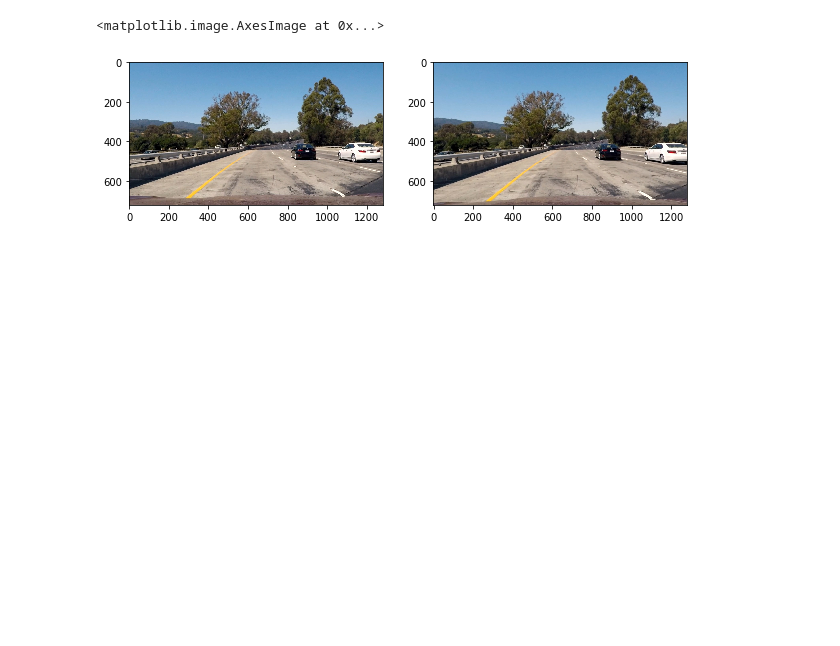
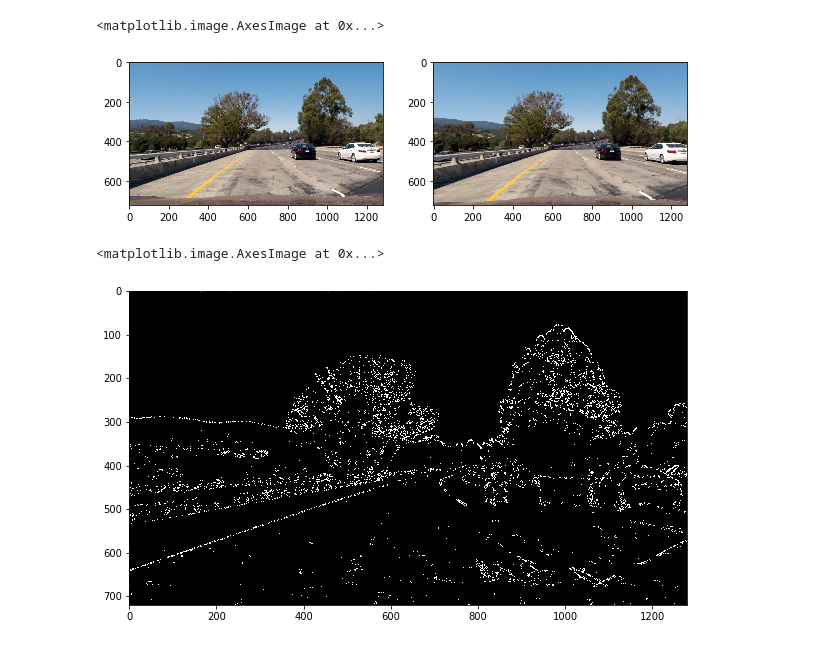
Before and after one commit to rknuffman/CarND-Advanced-Lane-Lines, a Jupyter notebook: camera_calibration.ipynb, the cells around one changed output. Saved outputs shown, nothing was run; the diff lists cells and outputs as text; code cells hidden in the pictures; blank space fills up the shorter version.

Commit message:
adding gradients, color thresholds, and region of interest filtering

```diff
--- a/camera_calibration.ipynb
+++ b/camera_calibration.ipynb
@@ -87,0 +141,22 @@ plt.imshow(dst[:,:,::-1])
+# %%
+img = cv2.imread('test_images/test1.jpg')
+gray = cv2.cvtColor(img, cv2.COLOR_BGR2GRAY)
+# %%
+# Choose a Sobel kernel size
+ksize = 3 # Choose a larger odd number to smooth gradient measurements
+
+# Apply each of the thresholding functions
+gradx = abs_sobel_thresh(img, orient='x', sobel_kernel=ksize, thresh=(20, 100))
+grady = abs_sobel_thresh(img, orient='y', sobel_kernel=ksize, thresh=(20, 100))
+mag_binary = mag_thresh(img, sobel_kernel=ksize, mag_thresh=(30, 100))
+dir_binary = dir_threshold(img, sobel_kernel=ksize, thresh=(0.7, 1.3))
+
+
+combined = np.zeros_like(dir_binary)
+combined[((gradx == 1) & (grady == 1)) | ((mag_binary == 1) & (dir_binary == 1))] = 1
+# %%
+plt.figure(figsize=(10,10))
+plt.imshow(combined, cmap='gray')
+# %% [output]
+<matplotlib.image.AxesImage at 0x...>
+[figure, added]
```
Also changed, not shown: parts of 7 cells of this notebook.
